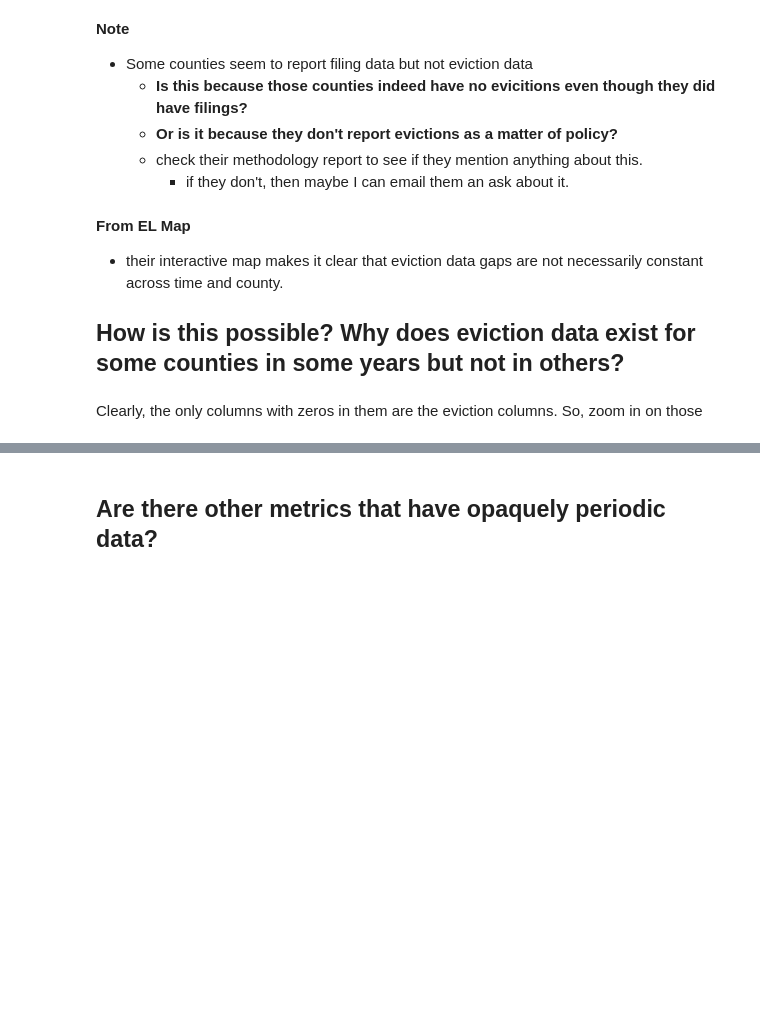
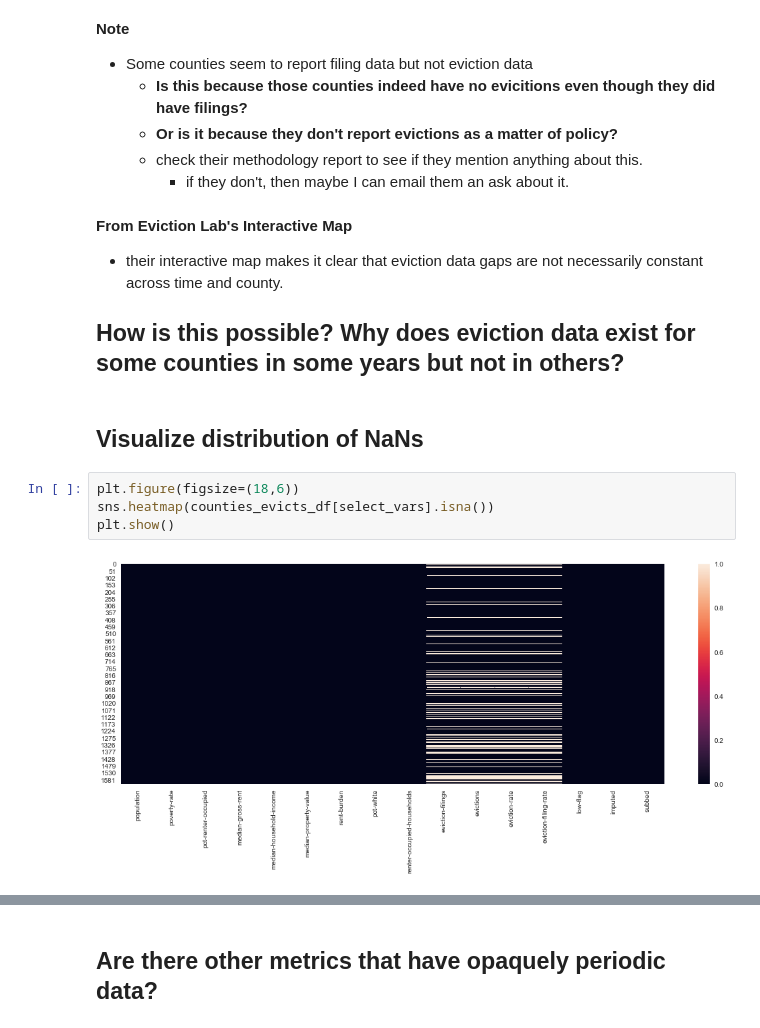
Before and after one commit to paulo-g-martinez/eviction-lab-tn-nss-capstone, a Jupyter notebook: enhancing-statistical-rigor.ipynb, the cells around one changed output, grey strips where cells are left out. Cells and saved outputs as stored; diff of their text form; blank space fills up the shorter version.

Commit message:
verifiying na and zero handling

```diff
--- a/enhancing-statistical-rigor.ipynb
+++ b/enhancing-statistical-rigor.ipynb
@@ -110,8 +110,14 @@ plt.show()
     - check their methodology report to see if they mention anything about this.
         - if they don't, then maybe I can email them an ask about it.
 # %% [markdown]
-**From EL Map**
+**From Eviction Lab's Interactive Map**
 - their interactive map makes it clear that eviction data gaps are not necessarily constant across time and county.
 ## How is this possible? Why does eviction data exist for some counties in some years but not in others?
-# %% [markdown]
-Clearly, the only columns with zeros in them are the eviction columns. So, zoom in on those
+# %% [markdown]
+## Visualize distribution of NaNs
+# %%
+plt.figure(figsize=(18,6))
+sns.heatmap(counties_evicts_df[select_vars].isna())
+plt.show()
+# %% [output]
+[figure, added]
```
Also changed, not shown: parts of 6 cells of this notebook, 3 other files.
